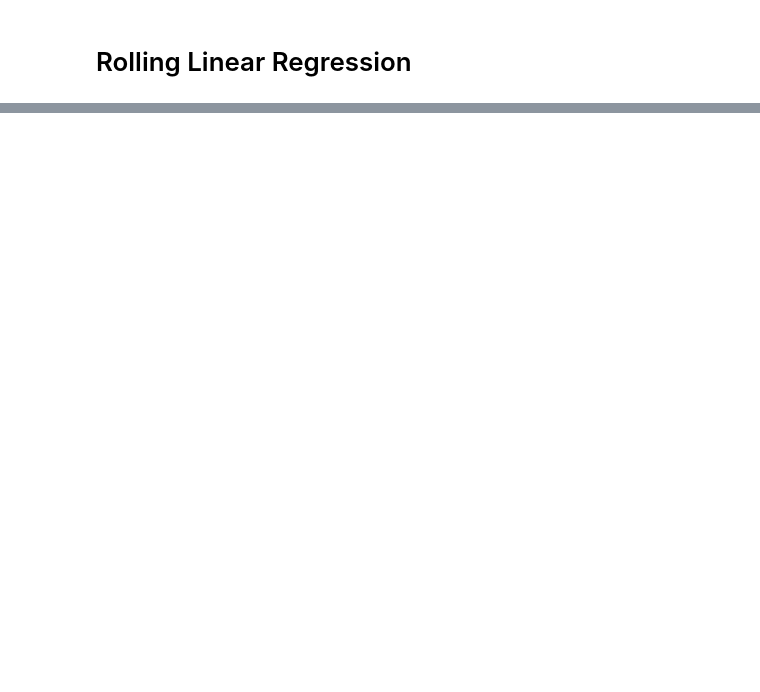
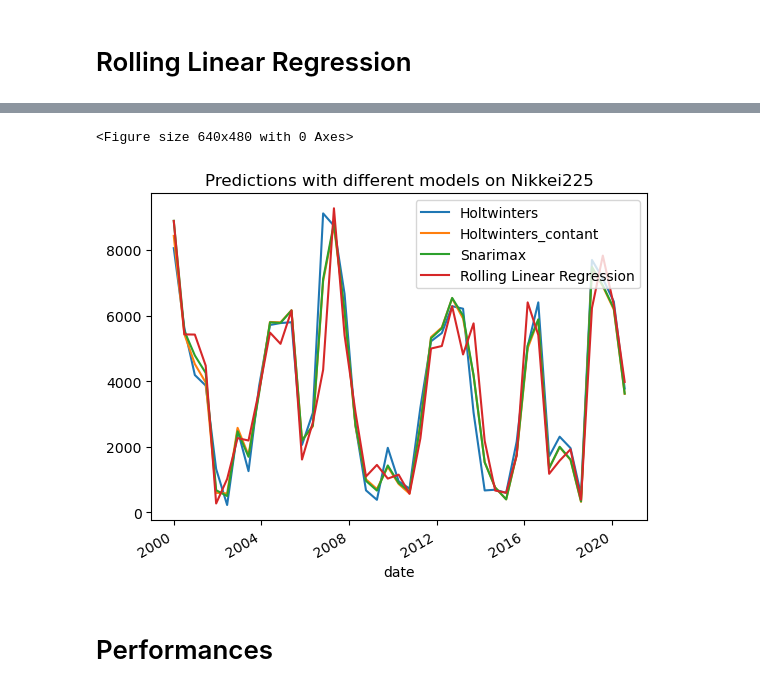
Before and after one commit to gphilippee/project_kafka, a Jupyter notebook: batch_predict_stocks.ipynb, the cells around one changed output, grey strips where cells are left out. Saved outputs shown, nothing was run; the diff lists cells and outputs as text; code cells hidden in the pictures; blank space fills up the shorter version.

```diff
--- a/batch_predict_stocks.ipynb
+++ b/batch_predict_stocks.ipynb
@@ -262,0 +287,5 @@ Mean Absolute Error Total : 113.3106764600866
+# %%
+list_Nikkei225_train, list_Nikkei225_true = train_true(Nikkei225_data,predict_every,predict_during)
+hw_Nikkei225_pred = HoltWinters(list_Nikkei225_train,list_Nikkei225_true)
+hw_Nikkei225_pred_constant = HoltWinters_constant(list_Nikkei225_train,list_Nikkei225_true)
+snarimax_Nikkei225_pred = Snarimax(list_Nikkei225_train,list_Nikkei225_true)
@@ -262,0 +294,3 @@ Mean Absolute Error Total : 113.3106764600866
+# %%
+list_Nikkei225_train, list_Nikkei225_true = train_true(Nikkei225_data,predict_every,predict_during,diff=predict_during)
+rollreg_Nikkei225_pred = RollingRegression(list_Nikkei225_train[:-1],list_Nikkei225_true[:-1],predict_during)
@@ -262,0 +299,2 @@ Mean Absolute Error Total : 113.3106764600866
+# %%
+results_Nikkei225, RMSE_Nikkei225 = obtain_rmses([hw_Nikkei225_pred,hw_Nikkei225_pred_constant,snarimax_Nikkei225_pred,rollreg_Nikkei225_pred],['Holtwinters','Holtwinters_contant','Snarimax','Rolling Linear Regression'])
@@ -262,0 +309,12 @@ Mean Absolute Error Total : 113.3106764600866
+# %%
+plt.figure()
+results_Nikkei225.plot()
+plt.title('Predictions with different models on Nikkei225')
+plt.legend()
+plt.savefig('batch/Nikkei255_predictions.png')
+plt.show()
+# %% [output]
+<Figure size 640x480 with 0 Axes>
+[figure, added]
+# %% [markdown]
+# Performances
```
Also changed, not shown: parts of 53 cells of this notebook.
